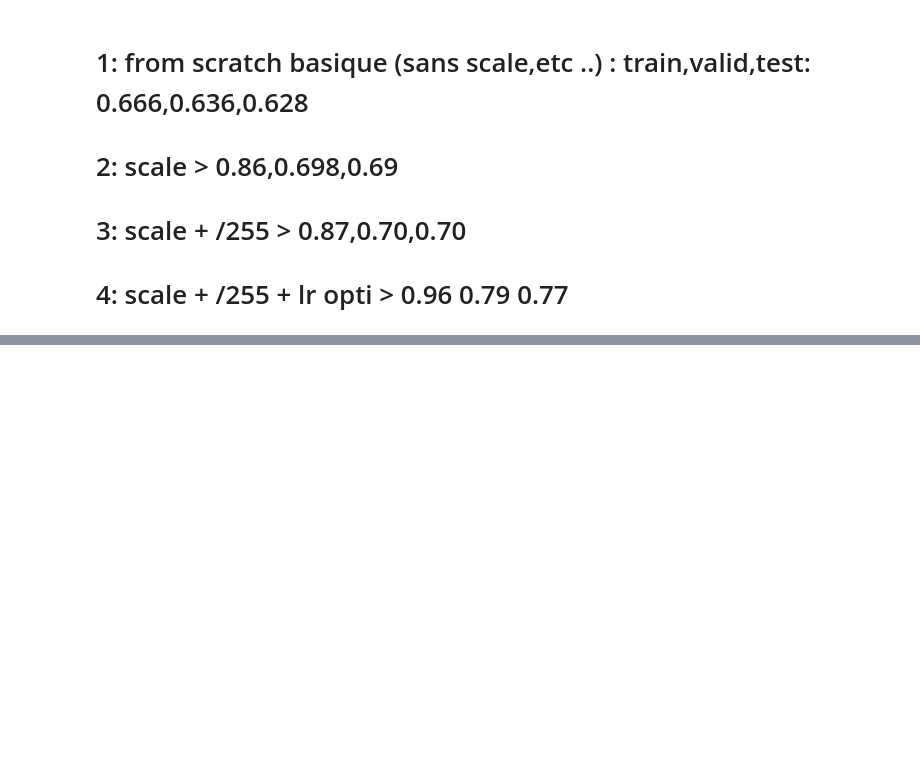
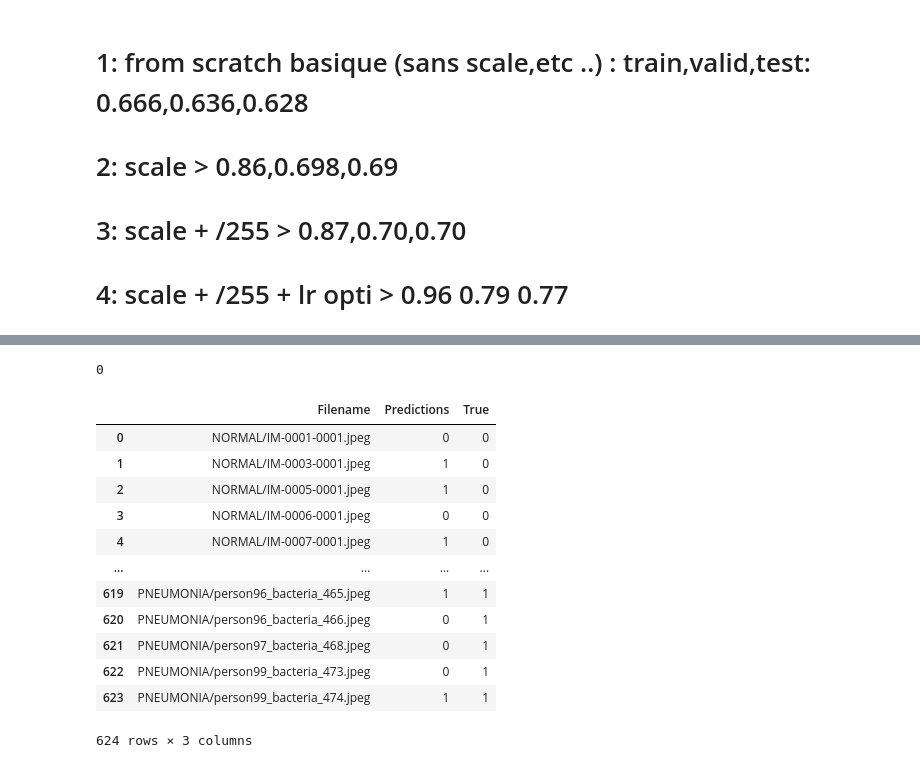
Before and after one commit to EDequidt/tp_image_deeplearningynov, a Jupyter notebook: cnn_bastien.ipynb, the cells around one changed output, grey strips where cells are left out. Saved outputs shown, nothing was run; the diff lists cells and outputs as text; code cells hidden in the pictures; blank space fills up the shorter version.

```diff
--- a/cnn_bastien.ipynb
+++ b/cnn_bastien.ipynb
@@ -213,0 +226,6 @@ Function call stack:
+# %%
+STEP_SIZE_VAL=validation_set.n//validation_set.batch_size
+validation_set.reset()
+pred=classifier.predict_generator(validation_set,
+steps=STEP_SIZE_VAL,
+verbose=1)
@@ -213,0 +253,2 @@ Function call stack:
+# %%
+predictions = (pred > 0.5).astype(np.int)
@@ -213,0 +273,28 @@ Function call stack:
+# %%
+predictions=predictions.reshape(624,)
+# %%
+labels = (validation_set.labels)
+# %% [output]
+0
+# %%
+filenames=validation_set.filenames
+results=pd.DataFrame({"Filename":filenames,
+                      "Predictions":predictions,
+                      "True": validation_set.labels
+                     })
+# %%
+results
+# %% [output]
+|  | Filename | Predictions | True |
+| 0 | NORMAL/IM-0001-0001.jpeg | 0 | 0 |
+| 1 | NORMAL/IM-0003-0001.jpeg | 1 | 0 |
+| 2 | NORMAL/IM-0005-0001.jpeg | 1 | 0 |
+| 3 | NORMAL/IM-0006-0001.jpeg | 0 | 0 |
+| 4 | NORMAL/IM-0007-0001.jpeg | 1 | 0 |
+| ... | ... | ... | ... |
+| 619 | PNEUMONIA/person96_bacteria_465.jpeg | 1 | 1 |
+| 620 | PNEUMONIA/person96_bacteria_466.jpeg | 0 | 1 |
+| 621 | PNEUMONIA/person97_bacteria_468.jpeg | 0 | 1 |
+| 622 | PNEUMONIA/person99_bacteria_473.jpeg | 0 | 1 |
+| 623 | PNEUMONIA/person99_bacteria_474.jpeg | 1 | 1 |
+624 rows × 3 columns
```
Also changed, not shown: parts of 16 cells of this notebook.
